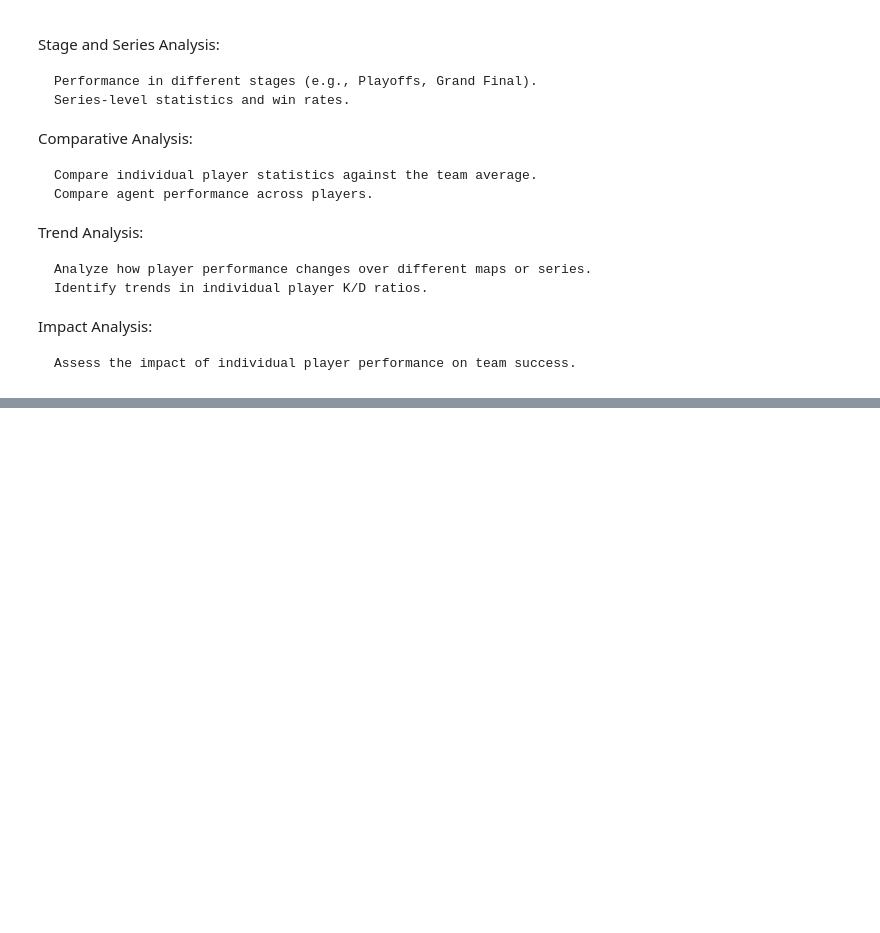
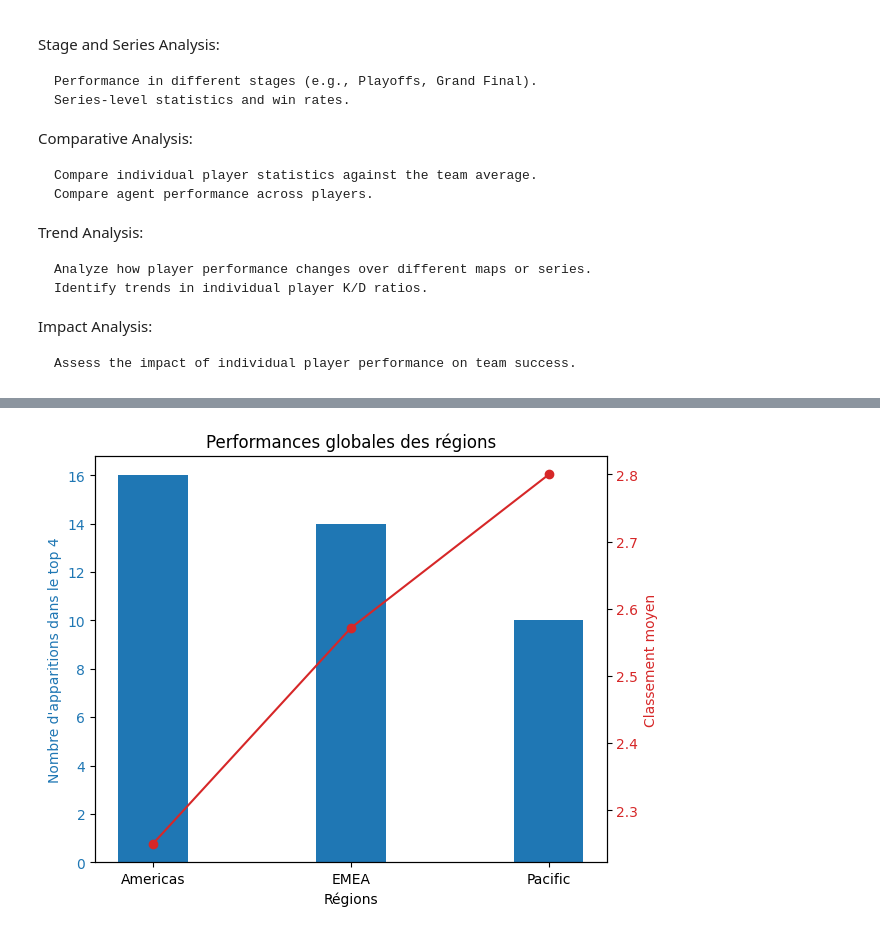
Before and after one commit to mariusBRM/M8_Valorant, a Jupyter notebook: exploration.ipynb, the cells around one changed output, grey strips where cells are left out. Drawn from its saved outputs; the diff is of its cells as text; code cells hidden in the pictures; blank space fills up the shorter version.

Commit message:
[UPDATE] Start to update and make the report parametrizable

```diff
--- a/exploration.ipynb
+++ b/exploration.ipynb
@@ -245,0 +74,20 @@ df_rating['2K'].mean()
+# %%
+from collections import defaultdict
+
+# Combine all the lists into one
+all_lists = [Istanbul2022,LockIn2023, Tokyo2023, Champs2023, Madrid2024]
+
+# Create a dictionary to store the ranks for each region
+region_ranks = defaultdict(list)
+
+# Assign ranks to each occurrence of the regions in the lists
+for idx, lst in enumerate(all_lists):
+    for rank, region in enumerate(lst, start=1):
+        region_ranks[region].append(rank)
+
+# Calculate the average rank for each region
+average_ranks = {region: sum(ranks) / len(ranks) for region, ranks in region_ranks.items()}
+
+# Print the average rank for each region
+for region, average_rank in average_ranks.items():
+    print(f"Average rank for {region}: {average_rank}")
@@ -245,0 +98,61 @@ df_rating['2K'].mean()
+# %%
+import matplotlib.pyplot as plt
+import numpy as np
+
+# Listes des classements pour chaque événement
+classements = {
+    "reyk2021": ['Americas','EMEA','Pacific','EMEA'],
+    "BerlinM2021": ['EMEA','Americas','Americas','EMEA'],
+    "BerlinC2021": ['EMEA','EMEA','EMEA','Americas'],
+    "reyk2022": ['Americas','Americas','Pacific','Pacific'],
+    "Cop2022": ['EMEA','Pacific','Americas','EMEA'],
+    "Istanbul2022": ['Americas','Americas','Pacific','EMEA'],
+    "LockIn2023": ['EMEA','Americas','Pacific','EMEA'],
+    "Tokyo2023": ['EMEA','Americas','Pacific','Americas'],
+    "Champs2023": ['Americas','Pacific','Americas','EMEA'],
+    "Madrid2024": ['Americas','Pacific','Pacific','Americas']
+}
+
+# Initialisation des comptEMEArs pour chaque région
+performances = {"Americas": {"apparitions": 0, "classement_total": 0},
+                "EMEA": {"apparitions": 0, "classement_total": 0},
+                "Pacific": {"apparitions": 0, "classement_total": 0}}
+
+# Calcul des performances pour chaque événement
+for event in classements.values():
+    for i, region in enumerate(event):
+        performances[region]["apparitions"] += 1
+        performances[region]["classement_total"] += i + 1
+
+# Calcul du classement moyen pour chaque région
+for region, data in performances.items():
+    data["classement_moyen"] = data["classement_total"] / data["apparitions"]
+
+# Création du plot
+regions = list(performances.keys())
+apparitions = [performances[region]["apparitions"] for region in regions]
+classement_moyen = [performances[region]["classement_moyen"] for region in regions]
+
+x = np.arange(len(regions))
+width = 0.35
+
+fig, ax1 = plt.subplots()
+
+color = 'tab:blue'
+ax1.set_xlabel('Régions')
+ax1.set_ylabel('Nombre d\'apparitions dans le top 4', color=color)
+ax1.bar(x, apparitions, width, color=color, label='Apparitions dans le top 4')
+ax1.tick_params(axis='y', labelcolor=color)
+
+ax2 = ax1.twinx()
+color = 'tab:red'
+ax2.set_ylabel('Classement moyen', color=color)
+ax2.plot(x, classement_moyen, color=color, marker='o', label='Classement moyen')
+ax2.tick_params(axis='y', labelcolor=color)
+
+fig.tight_layout()
+plt.xticks(x, regions)
+plt.title('Performances globales des régions')
+plt.show()
+# %% [output]
+[figure, added]
```
Also changed, not shown: parts of 20 cells of this notebook, 18 other files.
